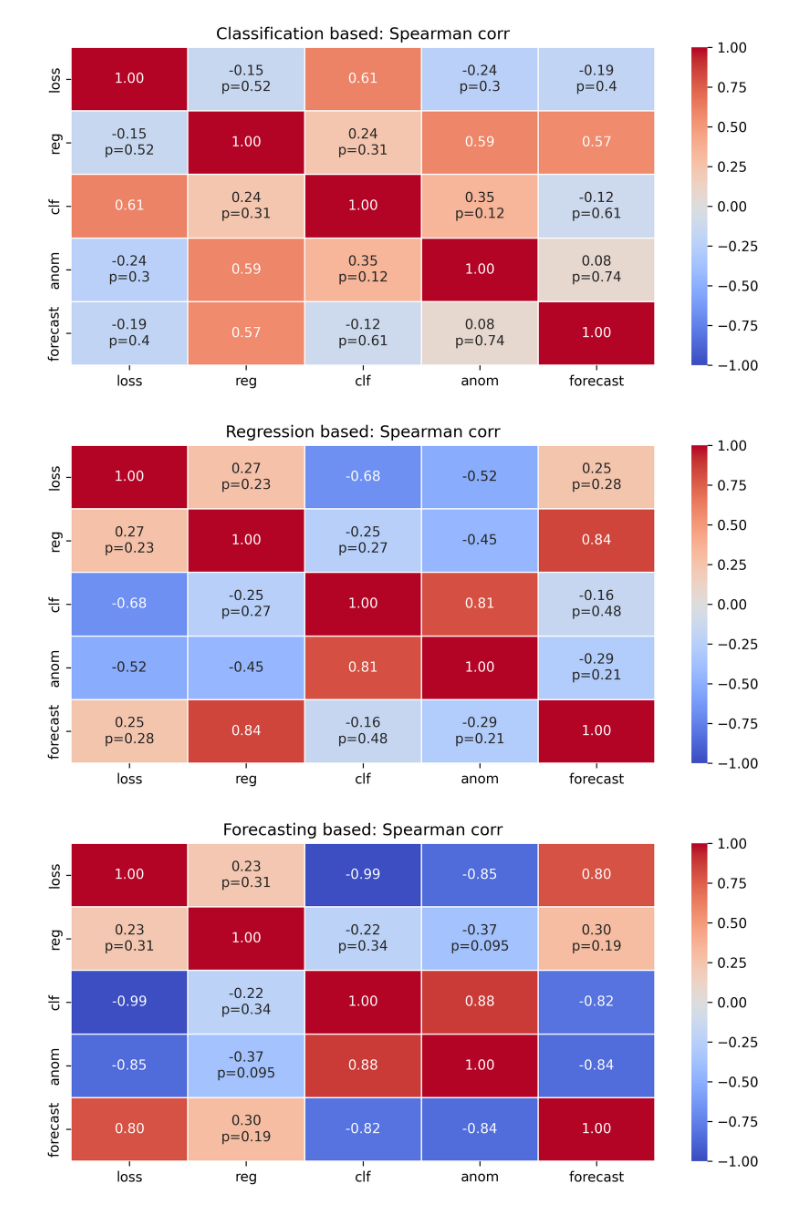
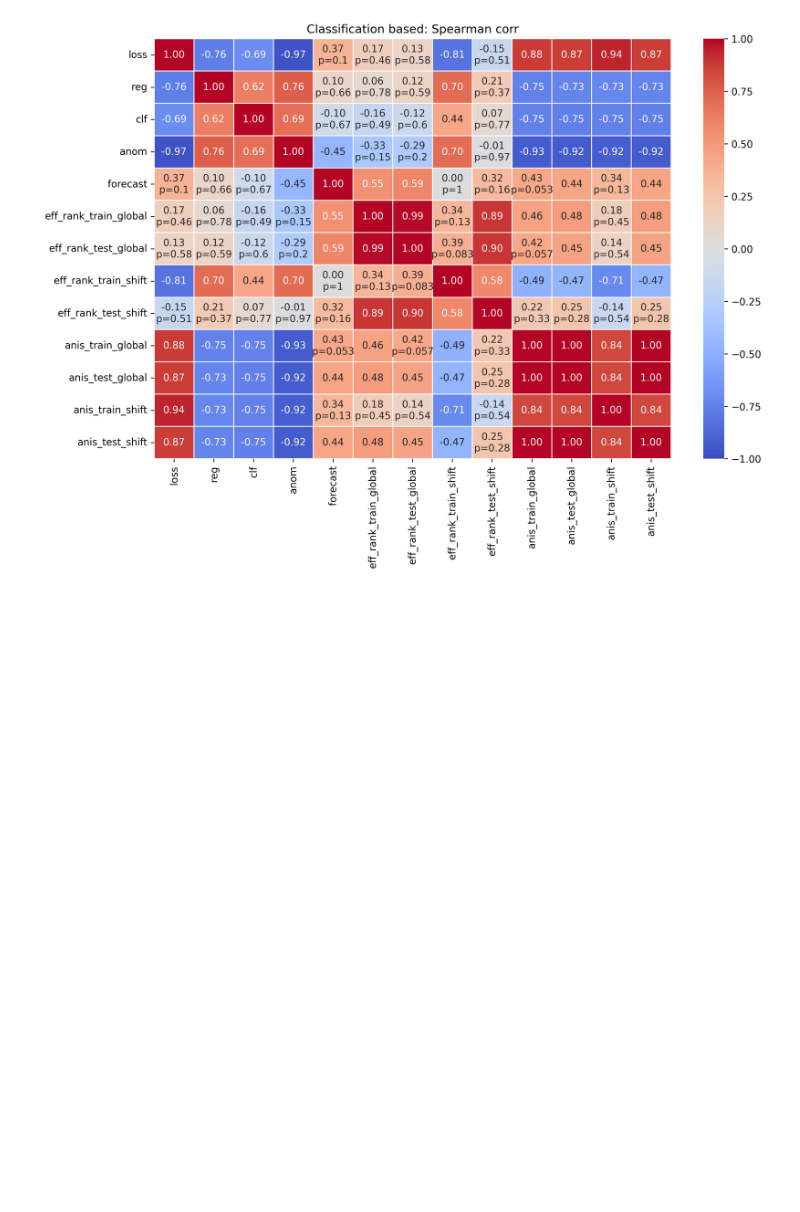
Before and after one commit to On-Point-RND/ESdB-Embeddings-for-Sequential-data-Benchmark, a Jupyter notebook: notebooks/correlation_analisys/corr.ipynb, the cells around one changed output. Saved outputs shown, nothing was run; the diff lists cells and outputs as text; code cells hidden in the pictures; blank space fills up the shorter version.

```diff
--- a/notebooks/correlation_analisys/corr.ipynb
+++ b/notebooks/correlation_analisys/corr.ipynb
@@ -161,13 +182,14 @@ def build_task_dfs(tests_dir, reval_name="reval_sample", value_col="mean", main_
 
     return task_dfs
 # %%
-REVAL_NAME = "revalidation"
-DATASET = "30music"
+# REVAL_NAMES = ["reval_sample", "reval_effrank"]
+REVAL_NAMES = ["TEST"]
+DATASET = "zvuk"
 METHOD = "jepa_optuna"
 
 TESTS_DIR = PROJECT_ROOT / "log" / "full" / DATASET / METHOD / "tests"
 # %%
-task_dfs = build_task_dfs(TESTS_DIR, reval_name=REVAL_NAME)
+task_dfs = build_task_dfs(TESTS_DIR, reval_names=REVAL_NAMES)
 
 classification_df = task_dfs.get("classification", pd.DataFrame())
 regression_df = task_dfs.get("regression", pd.DataFrame())
@@ -201,16 +230,27 @@ clean_cols = {
     # "reg_mentions_mean": "reg",
     "clf_mean": "clf",
     "anomaly_mean": "anom",
-    "forecast_mean": "forecast"
+    "forecast_mean": "forecast",
+    "embedding__train__global__effective_rank": "eff_rank_train_global",
+    "embedding__test__global__effective_rank": "eff_rank_test_global",
+    "embedding__train__shift__effective_rank": "eff_rank_train_shift",
+    "embedding__test__shift__effective_rank": "eff_rank_test_shift",
+    "embedding__train__global__anisotropy": "anis_train_global",
+    "embedding__test__global__anisotropy": "anis_test_global",
+    "embedding__train__shift__anisotropy": "anis_train_shift",
+    "embedding__test__shift__anisotropy": "anis_test_shift",
 }
-# clean_cols = {
-#     "train_val_loss": "loss",
-#     "main_mean": "clf"
-# }
-clean_clf = classification_df[clean_cols.keys()].rename(columns=clean_cols).set_index("epoch")
-clean_reg = regression_df[clean_cols.keys()].rename(columns=clean_cols).set_index("epoch")
-clean_forecast = forecasting_df[clean_cols.keys()].rename(columns=clean_cols).set_index("epoch")
-clean_anom = anomaly_df[clean_cols.keys()].rename(columns=clean_cols).set_index("epoch")
+
+
+def make_clean_df(df, clean_cols):
+    cols = [col for col in clean_cols if col in df.columns]
+    return df[cols].rename(columns=clean_cols).set_index("epoch")
+
+
+clean_clf = make_clean_df(classification_df, clean_cols)
+# clean_reg = make_clean_df(regression_df, clean_cols)
+# clean_forecast = make_clean_df(forecasting_df, clean_cols)
+# clean_anom = make_clean_df(anomaly_df, clean_cols)
 # %%
 P_VALUE_WARN_THRESHOLD = 0.05
 
@@ -246,37 +286,35 @@ def corr_heatmap_labels(corr, p_values, p_value_threshold):
 
 def plot_corr_heatmaps(clean_dfs, method="spearman", p_value_threshold=P_VALUE_WARN_THRESHOLD):
     if method not in {"spearman", "pearson"}:
         raise ValueError('method must be "spearman" or "pearson"')
 
     for title, df in clean_dfs.items():
         corr, p_values = corr_and_pvalue_matrices(df, method)
         labels = corr_heatmap_labels(corr, p_values, p_value_threshold)
 
-        plt.figure(figsize=(8, 4), dpi=300)
+        plt.figure(figsize=(11, 8), dpi=300)
         ax = sns.heatmap(
             corr,
             annot=labels,
             fmt="",
             cmap="coolwarm",
             vmin=-1,
             vmax=1,
             cbar=True,
             linewidths=0.5,
             linecolor="white",
         )
         ax.set_title(f"{title}: {method.capitalize()} corr")
         plt.tight_layout()
         plt.show()
 
 clean_dfs = {
     "Classification based": clean_clf,
-    "Regression based": clean_reg,
-    "Forecasting based": clean_forecast,
-    "Anomaly based": clean_anom,
+    # "Regression based": clean_reg,
+    # "Forecasting based": clean_forecast,
+    # "Anomaly based": clean_anom,
 }
 
 plot_corr_heatmaps(clean_dfs, method="spearman")
 # %% [output]
-[figure, old version]
+[figure, new version]
-[figure, removed]
-[figure, removed]
```
Also changed, not shown: parts of 6 cells of this notebook, 1 other file.
